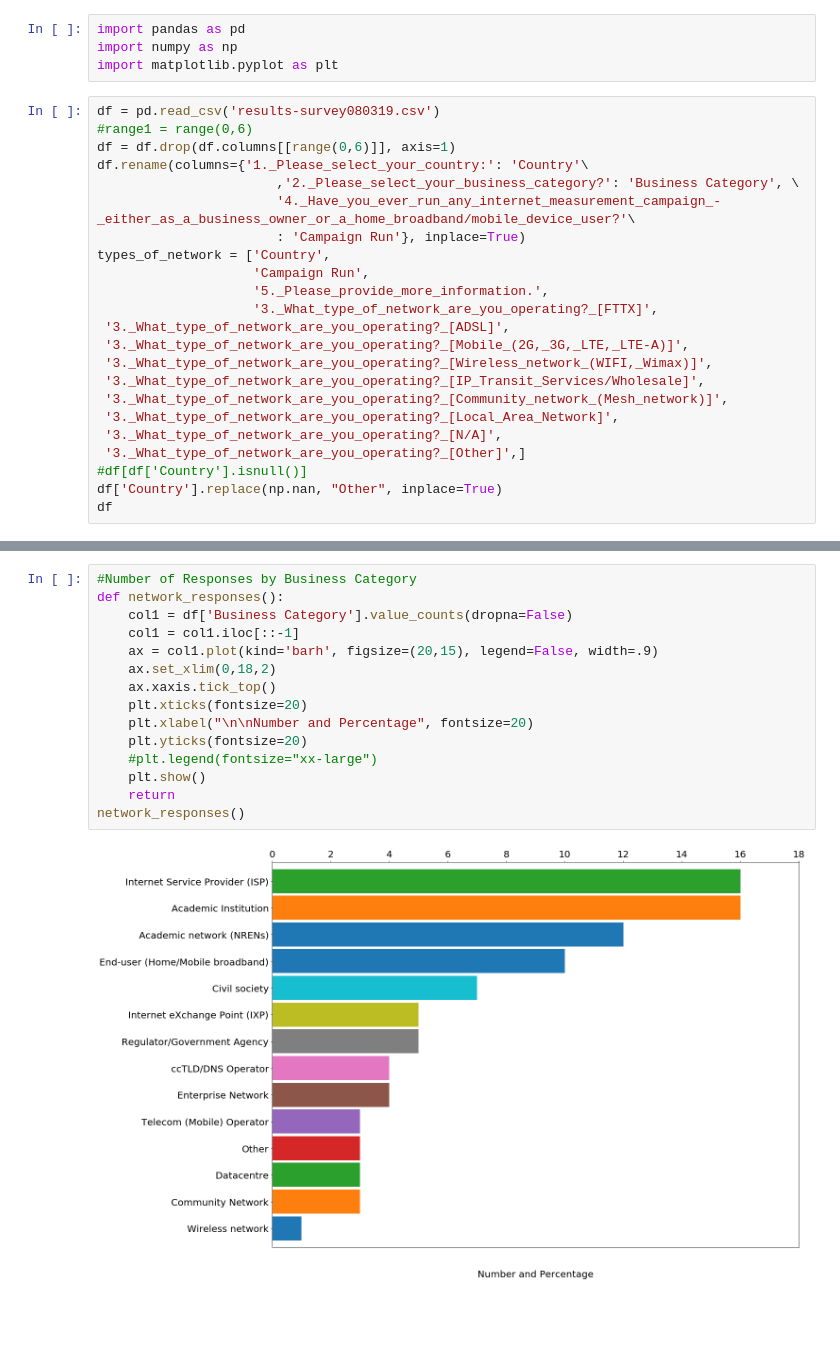
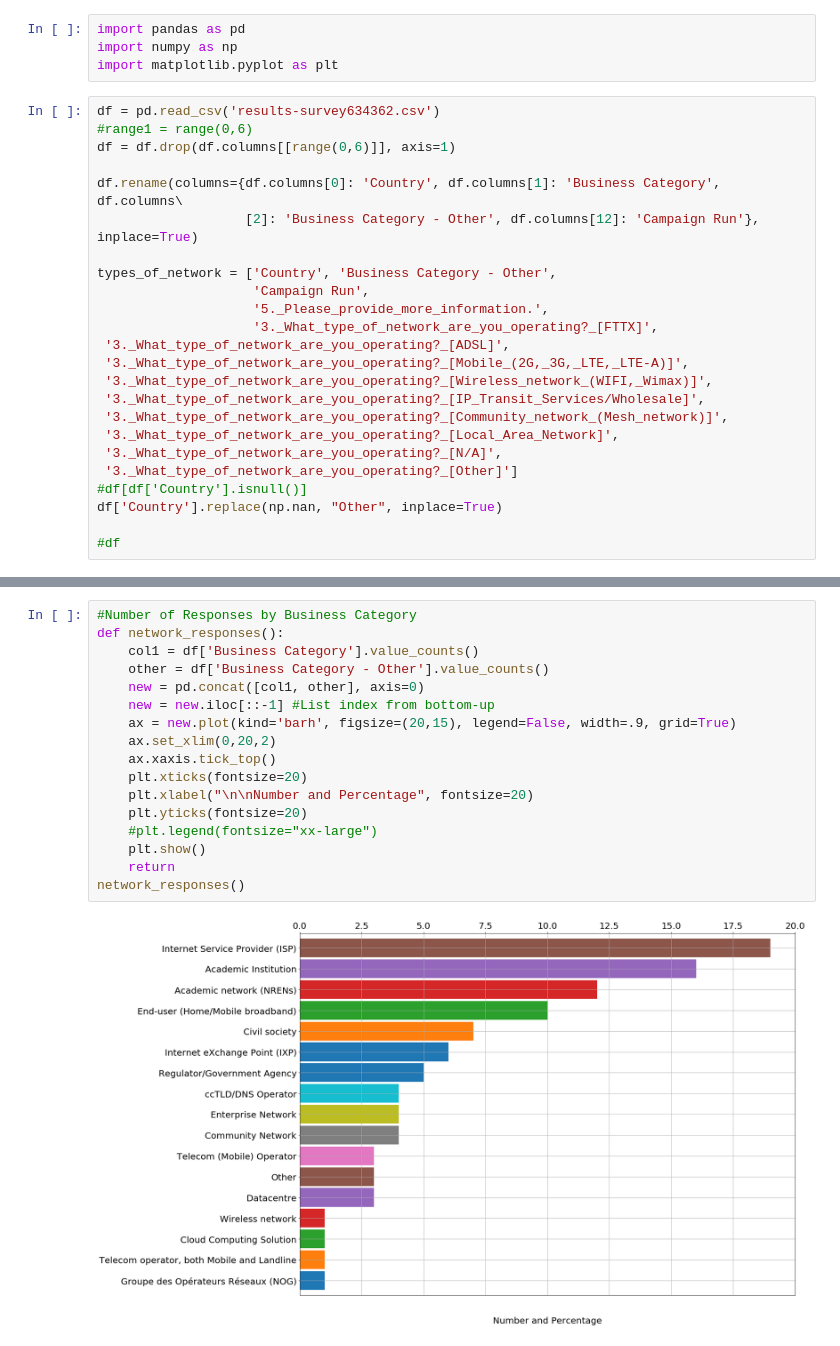
Before and after one commit to AFRINIC-Labs/Africa_Internet_Measurement_Survey, a Jupyter notebook: Internet Africa Awareness Survey.ipynb, the cells around one changed output, grey strips where cells are left out. Drawn from its saved outputs; the diff is of its cells as text; blank space fills up the shorter version.

```diff
--- a/Internet Africa Awareness Survey.ipynb
+++ b/Internet Africa Awareness Survey.ipynb
@@ -3,14 +3,14 @@ import pandas as pd
 import numpy as np
 import matplotlib.pyplot as plt
 # %%
-df = pd.read_csv('results-survey080319.csv')
+df = pd.read_csv('results-survey634362.csv')
 #range1 = range(0,6)
 df = df.drop(df.columns[[range(0,6)]], axis=1)
-df.rename(columns={'1._Please_select_your_country:': 'Country'\
-                       ,'2._Please_select_your_business_category?': 'Business Category', \
-                       '4._Have_you_ever_run_any_internet_measurement_campaign_-_either_as_a_business_owner_or_a_home_broadband/mobile_device_user?'\
-                       : 'Campaign Run'}, inplace=True)
-types_of_network = ['Country',
+
+df.rename(columns={df.columns[0]: 'Country', df.columns[1]: 'Business Category', df.columns\
+                   [2]: 'Business Category - Other', df.columns[12]: 'Campaign Run'}, inplace=True)
+
+types_of_network = ['Country', 'Business Category - Other',
                     'Campaign Run',
                     '5._Please_provide_more_information.',
                     '3._What_type_of_network_are_you_operating?_[FTTX]',
@@ -21,7 +21,8 @@ types_of_network = ['Country',
  '3._What_type_of_network_are_you_operating?_[Community_network_(Mesh_network)]',
  '3._What_type_of_network_are_you_operating?_[Local_Area_Network]',
  '3._What_type_of_network_are_you_operating?_[N/A]',
- '3._What_type_of_network_are_you_operating?_[Other]',]
+ '3._What_type_of_network_are_you_operating?_[Other]']
 #df[df['Country'].isnull()]
 df['Country'].replace(np.nan, "Other", inplace=True)
-df
+
+#df
@@ -152,20 +128,22 @@ Type 'Yes' or 1 for list of businesses running measurement campaign and 'No' or
 # %%
 #Number of Responses by Business Category
 def network_responses():
-    col1 = df['Business Category'].value_counts(dropna=False)
-    col1 = col1.iloc[::-1]
-    ax = col1.plot(kind='barh', figsize=(20,15), legend=False, width=.9)
-    ax.set_xlim(0,18,2)
+    col1 = df['Business Category'].value_counts()
+    other = df['Business Category - Other'].value_counts()
+    new = pd.concat([col1, other], axis=0)
+    new = new.iloc[::-1] #List index from bottom-up
+    ax = new.plot(kind='barh', figsize=(20,15), legend=False, width=.9, grid=True)
+    ax.set_xlim(0,20,2)
     ax.xaxis.tick_top()
     plt.xticks(fontsize=20)
     plt.xlabel("\n\nNumber and Percentage", fontsize=20)
     plt.yticks(fontsize=20)
     #plt.legend(fontsize="xx-large")
     plt.show()
     return
 network_responses()
 # %% [output]
-[figure, old version]
+[figure, new version]
 # %%
 #Further Information from businesses that run campaign(s)
 def campaign_info():
```
Also changed, not shown: parts of 9 cells of this notebook.
